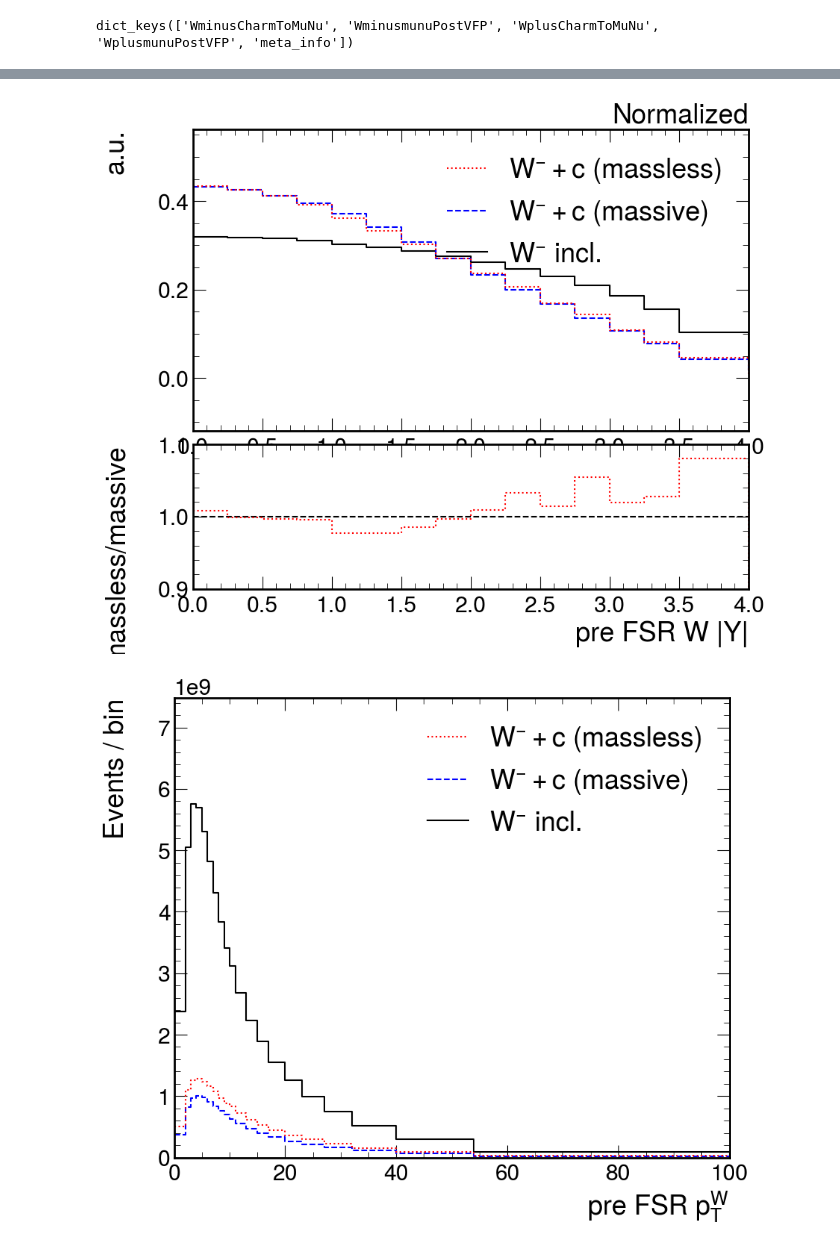
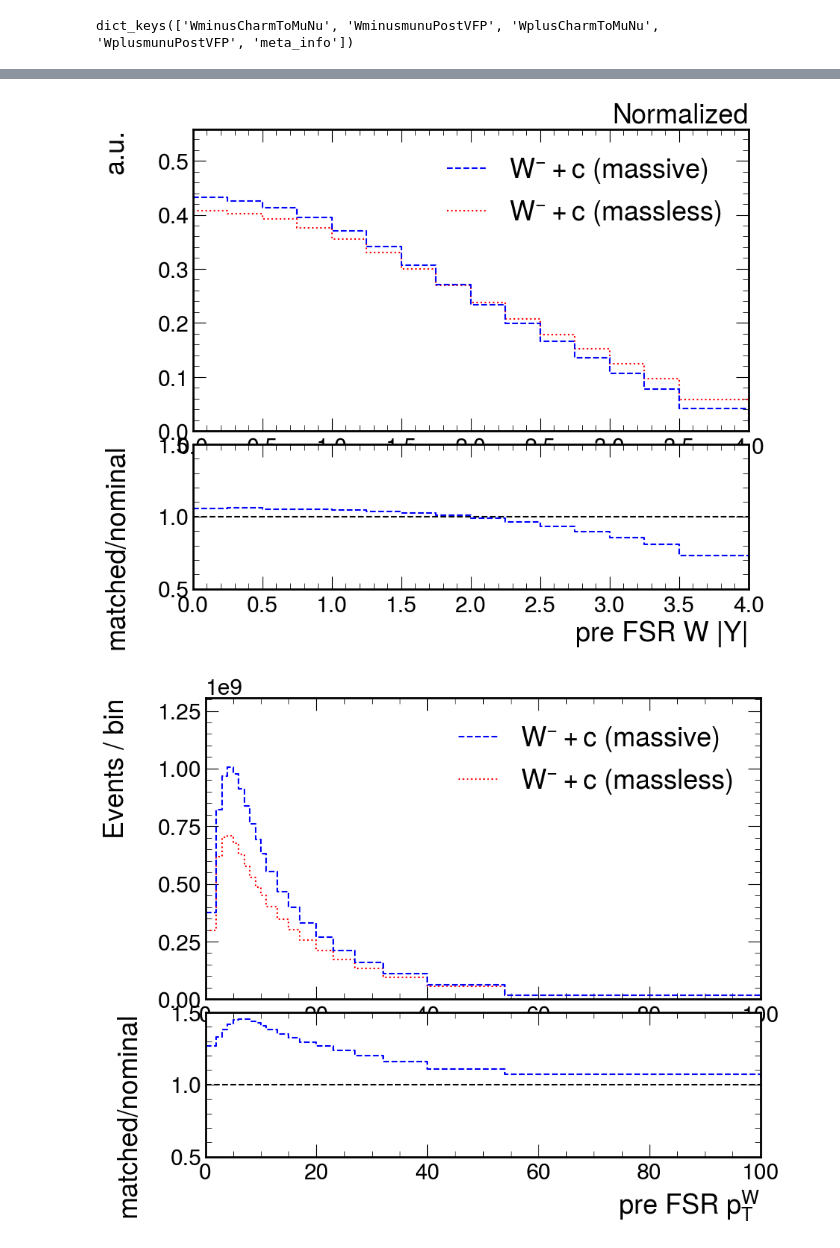
Before and after one commit to reimersa/WRemnants, a Jupyter notebook: notebooks/WCharm.ipynb, the cells around one changed output, grey strips where cells are left out. Drawn from its saved outputs; the diff is of its cells as text; code cells hidden in the pictures.

```diff
--- a/notebooks/WCharm.ipynb
+++ b/notebooks/WCharm.ipynb
@@ -41,8 +32,9 @@ array([765344.16753734, 269357.09056948])
 # %%
 def plot(h1ds, labels, var, ratio=False, plotname="hists", normalize=False):
 
-    linestyles = ["-", "--", ":"]
-    colors = ["black","blue","red"]
+    linestyles = ["-", "--", ":"][::-1][:len(h1ds)]
+    colors = ["black","blue","red"][::-1][:len(h1ds)]
+    labels = labels[:len(h1ds)]
 
     if normalize:
         ylabel="a.u."
@@ -69,8 +61,8 @@ def plot(h1ds, labels, var, ratio=False, plotname="hists", normalize=False):
             h1ds[0],
             xlabel=xaxis_labels[var],
             ylabel=ylabel,
-            rlabel="massless/massive",
-            rrange=(0.9,1.1),
+            rlabel="matched/nominal",
+            rrange=(0.5,1.5),
             automatic_scale=False,
             width_scale=1.2,
             ylim=(ymin, ymax),
@@ -80,9 +72,9 @@ def plot(h1ds, labels, var, ratio=False, plotname="hists", normalize=False):
         ax2.plot([min(x), max(x)], [1,1], color="black", linestyle="--")
 
         # for i, h1d in enumerate(h1ds):
-        x = h1ds[2].axes.edges[0][:-1]
-        y = h1ds[2].values()
-        yN = h1ds[1].values()
+        x = h1ds[-1].axes.edges[0][:-1]
+        y = h1ds[-1].values()
+        yN = h1ds[-2].values()
         # err = np.sqrt(h1ds[2].variances() + h1ds[1].variances())
 
         ax2.set_xlim((min(x),max(x)))
@@ -91,7 +83,7 @@ def plot(h1ds, labels, var, ratio=False, plotname="hists", normalize=False):
             y = y/sum(y)
             yN = yN/sum(yN)
 
-        ax2.step(x, y/yN, color=colors[2], linestyle=linestyles[2], label=labels[2], where="post")
+        ax2.step(x, y/yN, color=colors[-1], linestyle=linestyles[-1], label=labels[-1], where="post")
 
     else:
         fig, ax = plot_tools.figure(
@@ -109,7 +101,7 @@ def plot(h1ds, labels, var, ratio=False, plotname="hists", normalize=False):
         err = np.sqrt(h1d.variances())
 
         ax.set_xlim((min(x),max(x)))
-        ax.set_ylim((ymin,ymax))
+        ax.set_ylim((0,ymax))
 
 #         ax.set_xlim(26,56)#-2.4,2.4)
 
@@ -131,4 +123,4 @@ def plot(h1ds, labels, var, ratio=False, plotname="hists", normalize=False):
         ax.text(1.0, 1.003, "Normalized", transform=ax.transAxes, #fontsize=30,
             verticalalignment='bottom', horizontalalignment="right")
 
-    plot_tools.save_pdf_and_png("/home/submit/david_w/public_html/WRemnants/250303_WCharm/", plot_name)
+    plot_tools.save_pdf_and_png("./250305_WCharm/", plot_name)
@@ -138,12 +138,16 @@ for i, (hCharm, hNominal) in enumerate(zip(WCharmToMuNu, WmunuPostVFP)):
         hC = hCharm.project(var)
         hN = hNominal.project(var)
         hNC = hNominal[{"charm":1}].project(var)
+        hNNC = hNominal[{"charm":0}].project(var)
+        hM = hh.addHists(hNNC, hC)
         if i==0:
             labels = [r"$W^{-}$ incl.", r"$W^{-}+{c}$ (massive)", r"$W^{-}+{c}$ (massless)"]
+            # labels = [r"$W^{-}$ nominal", r"$W^{-}$ matched", ]
         else:
             labels = [r"$W^{+}$ incl.", r"$W^{+}+\bar{c}$ (massive)", r"$W^{+}+\bar{c}$ (massless)"]
+            # labels = [r"$W^{+}$ nominal", r"$W^{+}$ matched", ]
 
-        plot([hN, hC, hNC], labels, var, plotname="Wminus" if i==0 else "Wplus")
-        plot([hN, hC, hNC], labels, var, plotname="Wminus" if i==0 else "Wplus", normalize=True, ratio=True)
+        plot([hN, hM][::-1], labels[::-1], var, plotname="Wminus" if i==0 else "Wplus", ratio=True)
+        plot([hN, hM][::-1], labels[::-1], var, plotname="Wminus" if i==0 else "Wplus", normalize=True, ratio=True)
         # plot([hC, hNC], ["W+c (massive)", "W+c (massless)"], var)
 # %% [output]
@@ -177,12 +168,19 @@ for i, (hCharm, hNominal) in enumerate(zip(WCharmToMuNu, WmunuPostVFP)):
         hN = hNominal.project(var)
         hC = hCharm.project(var)
         hNC = hNominal[{"charm":1}].project(var)
+        hNNC = hNominal[{"charm":0}].project(var)
+        hM = hh.addHists(hNNC, hC)
         if i==0:
-            labels = [r"$W^{-}$ incl.", r"$W^{-}+{c}$ (massive)", r"$W^{-}+{c}$ (massless)"]
+            labels = [r"$W^{-}+{c}$ (massive)", r"$W^{-}+{c}$ (massless)"]
+            # labels = [r"$W^{-}$ nominal", r"$W^{-}$ matched", ]
         else:
-            labels = [r"$W^{+}$ incl.", r"$W^{+}+\bar{c}$ (massive)", r"$W^{+}+\bar{c}$ (massless)"]
+            labels = [r"$W^{+}+\bar{c}$ (massive)", r"$W^{+}+\bar{c}$ (massless)"]
+            # labels = [r"$W^{+}$ nominal", r"$W^{+}$ matched", ]
 
-        plot([hN, hC, hNC], labels, var, plotname="Wminus" if i==0 else "Wplus")
-        plot([hN, hC, hNC], labels, var, plotname="Wminus" if i==0 else "Wplus", ratio=True, normalize=True)
+        # plot([hN, hM][::-1], labels[::-1], var, plotname="Wminus" if i==0 else "Wplus", ratio=True)
+        # plot([hN, hM][::-1], labels[::-1], var, plotname="Wminus" if i==0 else "Wplus", ratio=True, normalize=True)
+
+        plot([hNC, hC], labels[::-1], var, plotname="Wminus" if i==0 else "Wplus", ratio=True)
+        plot([hNC, hC], labels[::-1], var, plotname="Wminus" if i==0 else "Wplus", ratio=True, normalize=True)
         # plot([hC, hNC], ["W+c (massive)", "W+c (massless)"], var)
 # %% [output]
@@ -192,2 +190,2 @@ for i, (hCharm, hNominal) in enumerate(zip(WCharmToMuNu, WmunuPostVFP)):
-[figure, old version]
+[figure, new version]
-[figure, old version]
+[figure, new version]
```
Also changed, not shown: parts of 10 cells of this notebook, 3 other files.
